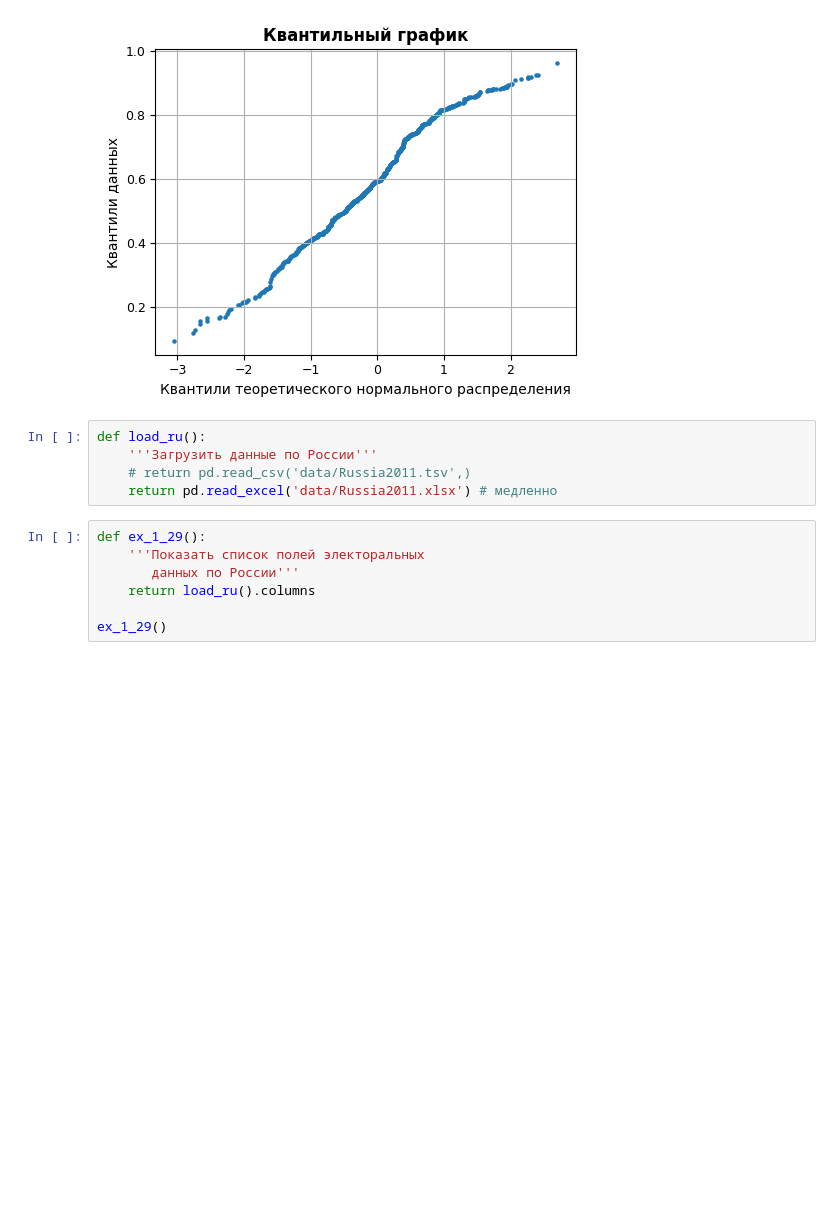
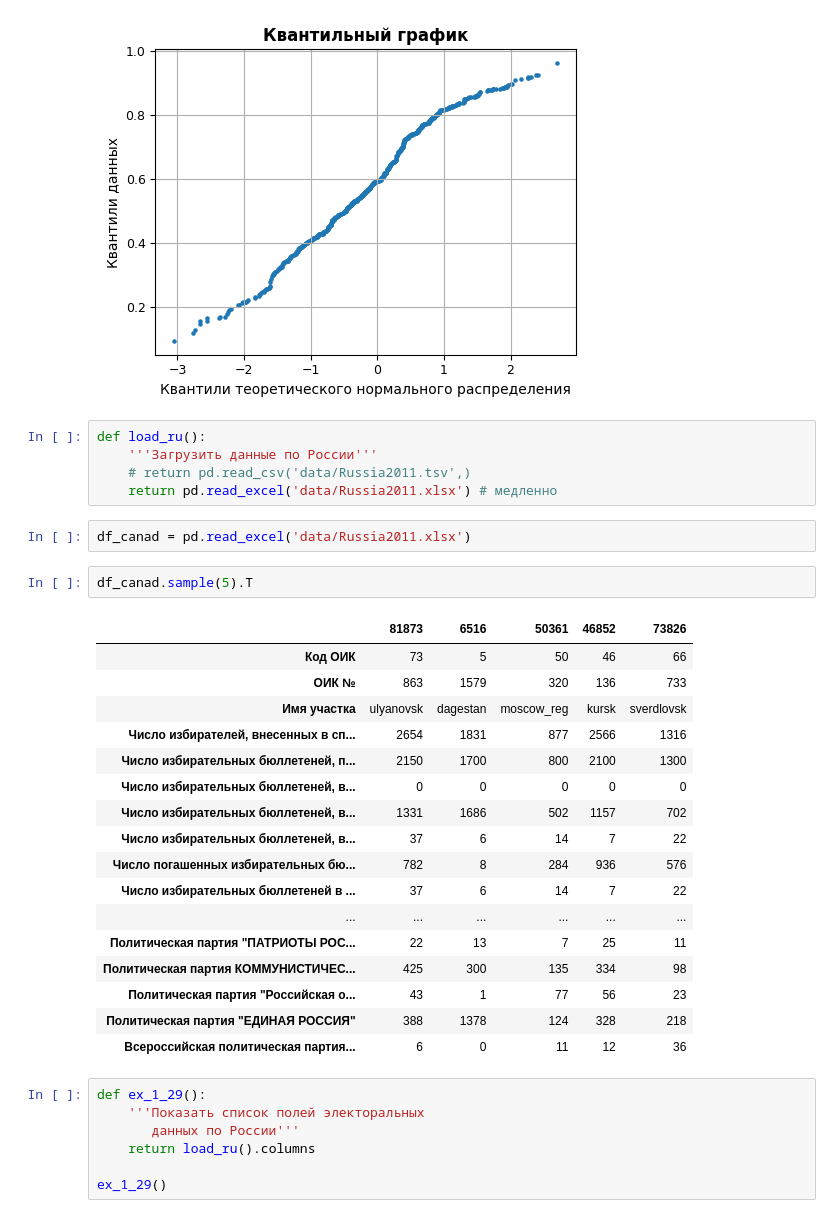
Before and after one commit to lexforfree/prog_in_ai_2026, a Jupyter notebook: docs/9_statistic/Statistics.ipynb, the cells around one changed output. Drawn from its saved outputs; the diff is of its cells as text; blank space fills up the shorter version.

```diff
--- a/docs/9_statistic/Statistics.ipynb
+++ b/docs/9_statistic/Statistics.ipynb
@@ -665,6 +676,28 @@ def load_ru():
     '''Загрузить данные по России'''
     # return pd.read_csv('data/Russia2011.tsv',)
     return pd.read_excel('data/Russia2011.xlsx') # медленно
+# %%
+df_canad = pd.read_excel('data/Russia2011.xlsx')
+# %%
+df_canad.sample(5).T
+# %% [output]
+|  | 81873 | 6516 | 50361 | 46852 | 73826 |
+| Код ОИК | 73 | 5 | 50 | 46 | 66 |
+| ОИК № | 863 | 1579 | 320 | 136 | 733 |
+| Имя участка | ulyanovsk | dagestan | moscow_reg | kursk | sverdlovsk |
+| Число избирателей, внесенных в сп... | 2654 | 1831 | 877 | 2566 | 1316 |
+| Число избирательных бюллетеней, п... | 2150 | 1700 | 800 | 2100 | 1300 |
+| Число избирательных бюллетеней, в... | 0 | 0 | 0 | 0 | 0 |
+| Число избирательных бюллетеней, в... | 1331 | 1686 | 502 | 1157 | 702 |
+| Число избирательных бюллетеней, в... | 37 | 6 | 14 | 7 | 22 |
+| Число погашенных избирательных бю... | 782 | 8 | 284 | 936 | 576 |
+| Число избирательных бюллетеней в ... | 37 | 6 | 14 | 7 | 22 |
+| ... | ... | ... | ... | ... | ... |
+| Политическая партия "ПАТРИОТЫ РОС... | 22 | 13 | 7 | 25 | 11 |
+| Политическая партия КОММУНИСТИЧЕС... | 425 | 300 | 135 | 334 | 98 |
+| Политическая партия "Российская о... | 43 | 1 | 77 | 56 | 23 |
+| Политическая партия "ЕДИНАЯ РОССИЯ" | 388 | 1378 | 124 | 328 | 218 |
+| Всероссийская политическая партия... | 6 | 0 | 11 | 12 | 36 |
 # %%
 def ex_1_29():
     '''Показать список полей электоральных
```
Also changed, not shown: parts of 22 cells of this notebook, 19 other files.
